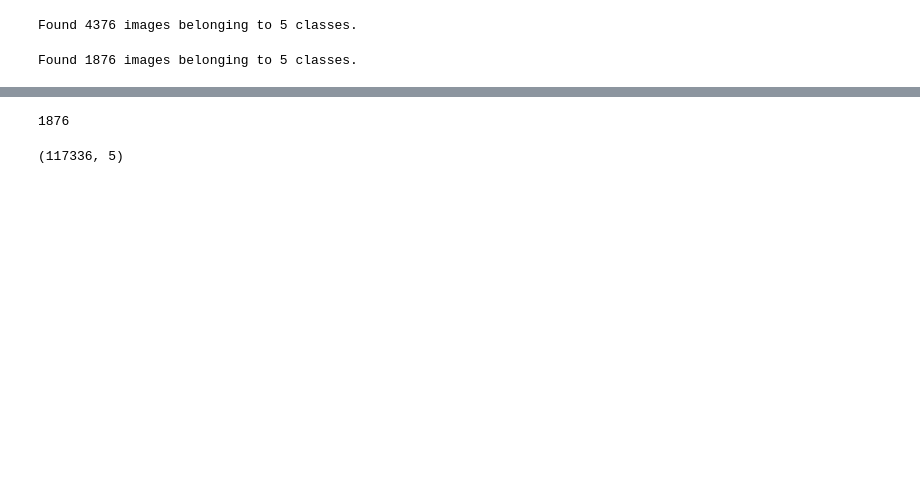
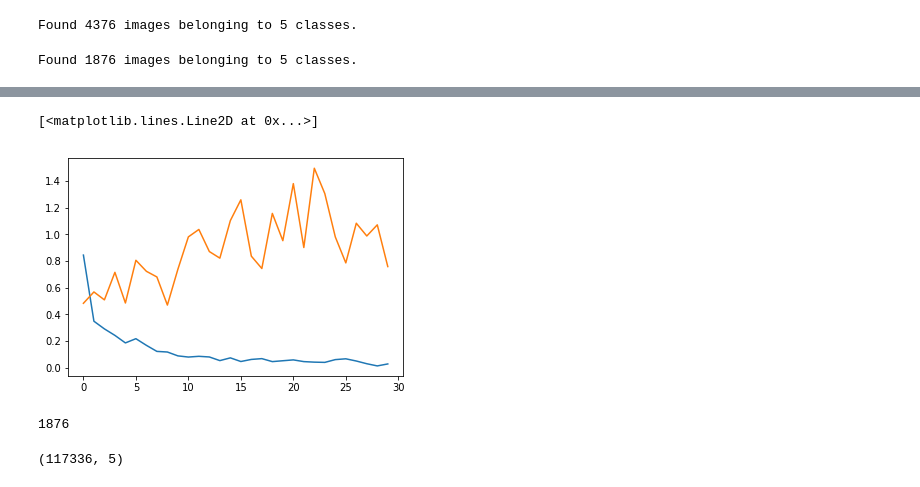
Before and after one commit to arkothiwala/Analytics-Vidhya, a Jupyter notebook: AV_GoD_Transfer_learning.ipynb, the cells around one changed output, grey strips where cells are left out. Drawn from its saved outputs; the diff is of its cells as text; code cells hidden in the pictures; blank space fills up the shorter version.

```diff
--- a/AV_GoD_Transfer_learning.ipynb
+++ b/AV_GoD_Transfer_learning.ipynb
@@ -192,3 +228,9 @@ len(test_generator)
+# %%
+plt.plot(history.history['loss'])
+plt.plot(history.history['val_loss'])
+# %% [output]
+[<matplotlib.lines.Line2D at 0x...>]
+[figure, added]
 # %%
 nb_samples
 # %% [output]
```
Also changed, not shown: parts of 13 cells of this notebook.
